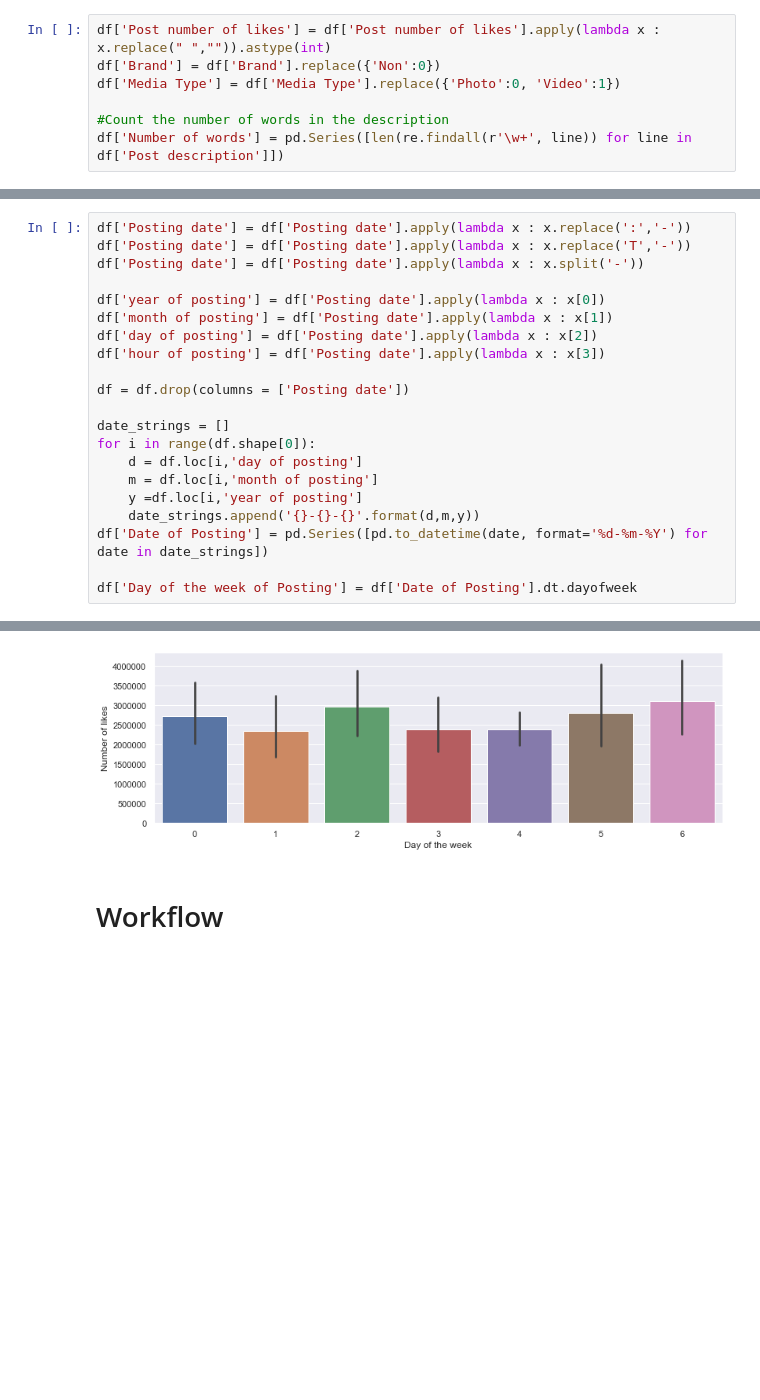
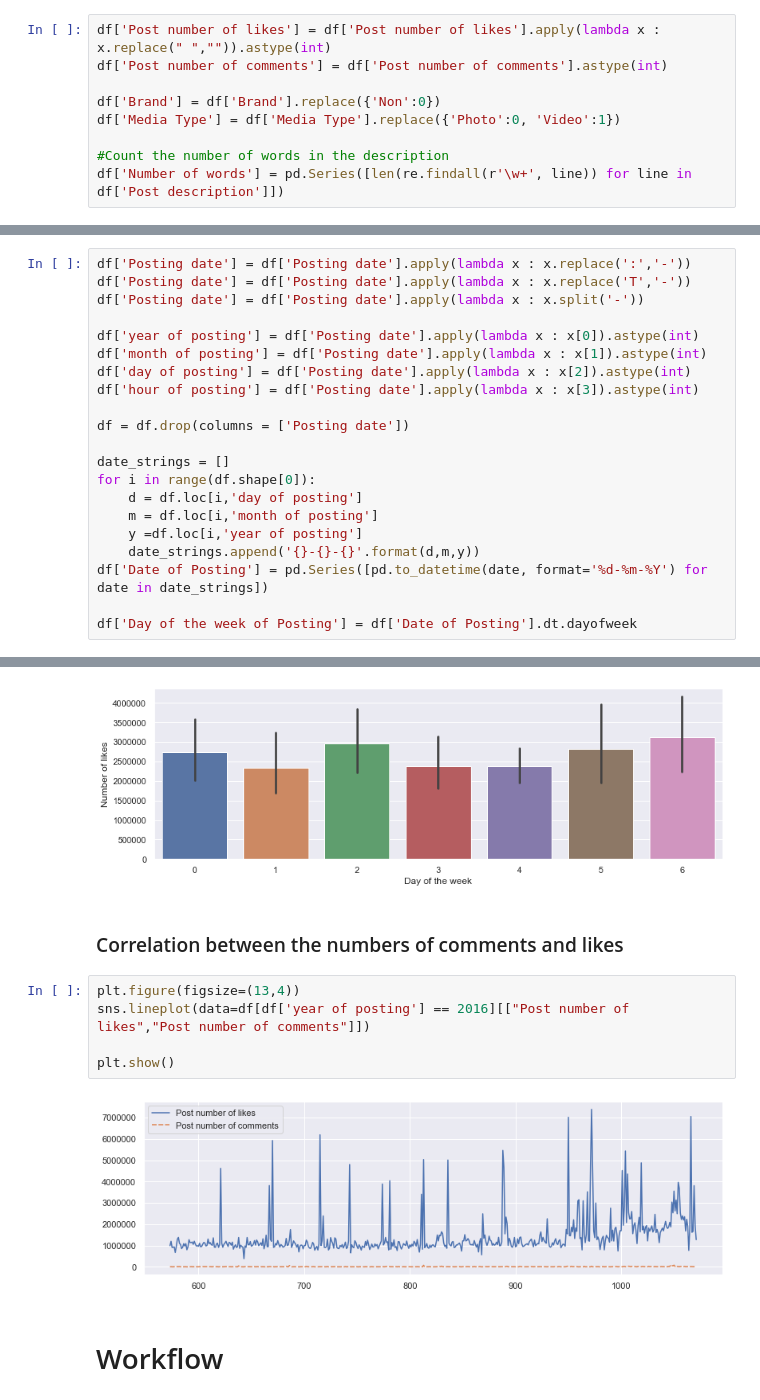
Before and after one commit to BadrAlpha07/Data-Camp-Project, a Jupyter notebook: Starting_kit_engagement_rate.ipynb, the cells around one changed output, grey strips where cells are left out. Saved outputs shown, nothing was run; the diff lists cells and outputs as text; blank space fills up the shorter version.

```diff
--- a/Starting_kit_engagement_rate.ipynb
+++ b/Starting_kit_engagement_rate.ipynb
@@ -67,5 +68,7 @@ df.head(2)
 # %%
 df['Post number of likes'] = df['Post number of likes'].apply(lambda x : x.replace(" ","")).astype(int)
+df['Post number of comments'] = df['Post number of comments'].astype(int)
+
 df['Brand'] = df['Brand'].replace({'Non':0})
 df['Media Type'] = df['Media Type'].replace({'Photo':0, 'Video':1})
 
@@ -76,10 +81,10 @@ df['Posting date'] = df['Posting date'].apply(lambda x : x.replace(':','-'))
 df['Posting date'] = df['Posting date'].apply(lambda x : x.replace('T','-'))
 df['Posting date'] = df['Posting date'].apply(lambda x : x.split('-'))
 
-df['year of posting'] = df['Posting date'].apply(lambda x : x[0])
-df['month of posting'] = df['Posting date'].apply(lambda x : x[1])
-df['day of posting'] = df['Posting date'].apply(lambda x : x[2])
-df['hour of posting'] = df['Posting date'].apply(lambda x : x[3])
+df['year of posting'] = df['Posting date'].apply(lambda x : x[0]).astype(int)
+df['month of posting'] = df['Posting date'].apply(lambda x : x[1]).astype(int)
+df['day of posting'] = df['Posting date'].apply(lambda x : x[2]).astype(int)
+df['hour of posting'] = df['Posting date'].apply(lambda x : x[3]).astype(int)
 
 df = df.drop(columns = ['Posting date'])
 
@@ -100,6 +105,15 @@ plt.xlabel('Day of the week')
 plt.show()
 # %% [output]
 [figure]
+# %% [markdown]
+### Correlation between the numbers of comments and likes
+# %%
+plt.figure(figsize=(13,4))
+sns.lineplot(data=df[df['year of posting'] == 2016][["Post number of likes","Post number of comments"]])
+
+plt.show()
+# %% [output]
+[figure, added]
 # %% [markdown]
 # Workflow
 # %% [markdown]
```
Also changed, not shown: parts of 4 cells of this notebook.
